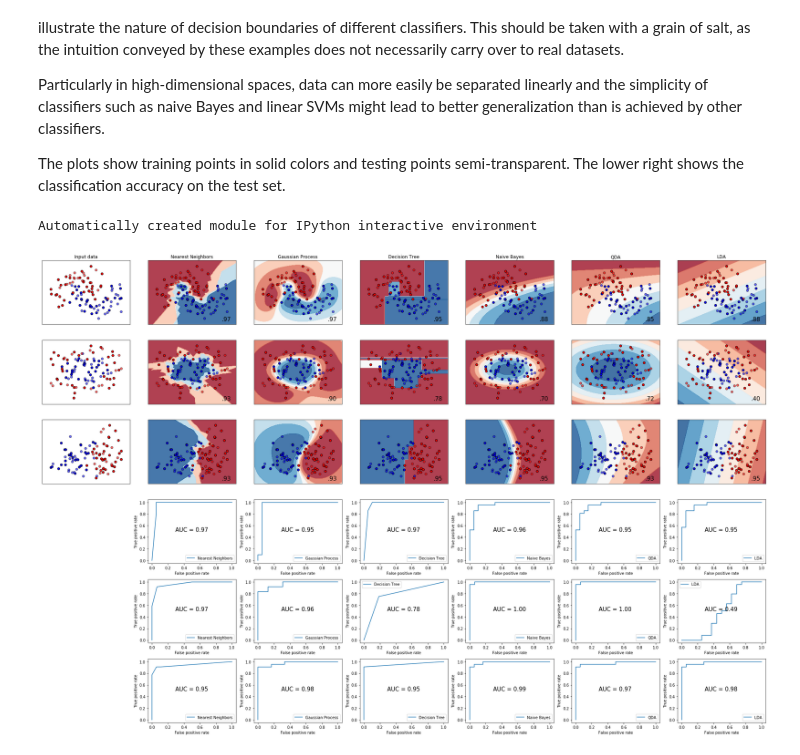
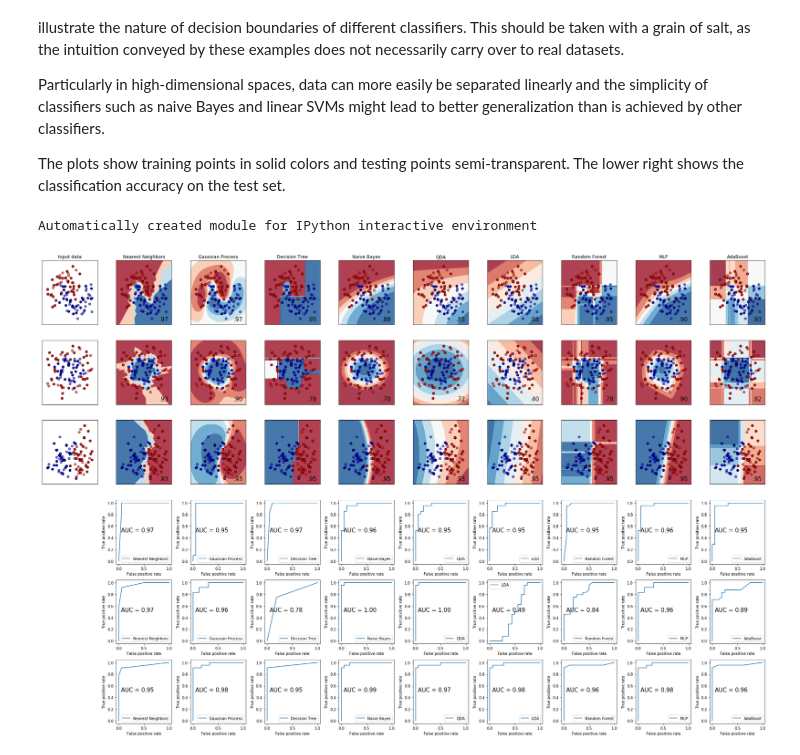
Before and after one commit to marcinwolter/MachineLearnin2019, a Jupyter notebook: simple_classifier_comparison.ipynb, the cells around one changed output. Drawn from its saved outputs; the diff is of its cells as text; code cells hidden in the pictures.

```diff
--- a/simple_classifier_comparison.ipynb
+++ b/simple_classifier_comparison.ipynb
@@ -36,13 +36,13 @@ from matplotlib.colors import ListedColormap
 from sklearn.model_selection import train_test_split
 from sklearn.preprocessing import StandardScaler
 from sklearn.datasets import make_moons, make_circles, make_classification
-#from sklearn.neural_network import MLPClassifier
+from sklearn.neural_network import MLPClassifier
 from sklearn.neighbors import KNeighborsClassifier
 #from sklearn.svm import SVC
 from sklearn.gaussian_process import GaussianProcessClassifier
 from sklearn.gaussian_process.kernels import RBF
 from sklearn.tree import DecisionTreeClassifier
-#from sklearn.ensemble import RandomForestClassifier, AdaBoostClassifier
+from sklearn.ensemble import RandomForestClassifier, AdaBoostClassifier
 from sklearn.naive_bayes import GaussianNB
 from sklearn.discriminant_analysis import QuadraticDiscriminantAnalysis
 from sklearn.discriminant_analysis import LinearDiscriminantAnalysis
@@ -54,7 +54,7 @@ h = .02  # step size in the mesh
 
 names = ["Nearest Neighbors", "Gaussian Process",
          "Decision Tree",
-         "Naive Bayes", "QDA","LDA"]
+         "Naive Bayes", "QDA","LDA", "Random Forest", "MLP", "AdaBoost"]
 
 classifiers = [
     KNeighborsClassifier(3),
@@ -62,7 +62,10 @@ classifiers = [
     DecisionTreeClassifier(max_depth=5),
     GaussianNB(),
     QuadraticDiscriminantAnalysis(),
-    LinearDiscriminantAnalysis()]
+    LinearDiscriminantAnalysis(),
+    RandomForestClassifier(max_depth=5, n_estimators=10, max_features=1),
+    MLPClassifier(alpha=1, max_iter=1000),
+    AdaBoostClassifier()]
 
 X, y = make_classification(n_features=2, n_redundant=0, n_informative=2,
                            random_state=1, n_clusters_per_class=1)
@@ -135,31 +138,31 @@ for ds_cnt, ds in enumerate(datasets):
         ax.set_xlim(xx.min(), xx.max())
         ax.set_ylim(yy.min(), yy.max())
         ax.set_xticks(())
         ax.set_yticks(())
         if ds_cnt == 0:
             ax.set_title(name)
         ax.text(xx.max() - .3, yy.min() + .3, ('%.2f' % score).lstrip('0'),
                 size=15, horizontalalignment='right')
 
         # plot the roc curve
         ax = plt.subplot(2*len(datasets), len(classifiers) + 1, i+len(datasets)*(len(classifiers)+1))
         ZZ = clf.predict_proba(X_test)[:, 1]
         #print(y_test.shape,"   ",Z.shape)
         fpr, tpr, _ = roc_curve(y_test, ZZ)
         ax.plot(fpr, tpr, label=name)
         plt.xlabel('False positive rate')
         plt.ylabel('True positive rate')
         #plt.title('ROC curve')
         plt.legend(loc='best')
         auc = roc_auc_score(y_test, ZZ)
         ax.text(0.7, 0.5, ('AUC = %.2f' % auc),
                 size=15, horizontalalignment='right')
 
 
         i += 1
 
 plt.tight_layout()
 plt.show()
 # %% [output]
 Automatically created module for IPython interactive environment
-[figure, old version]
+[figure, new version]
```
